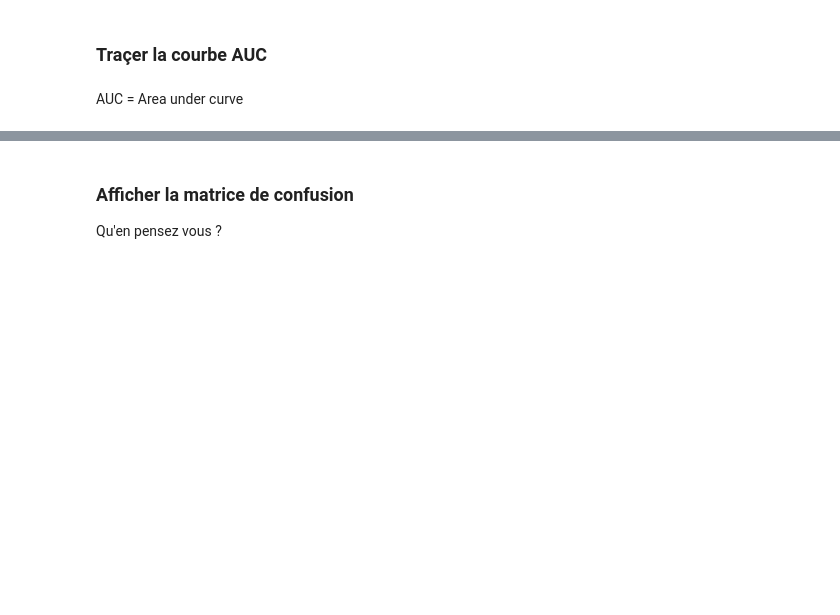
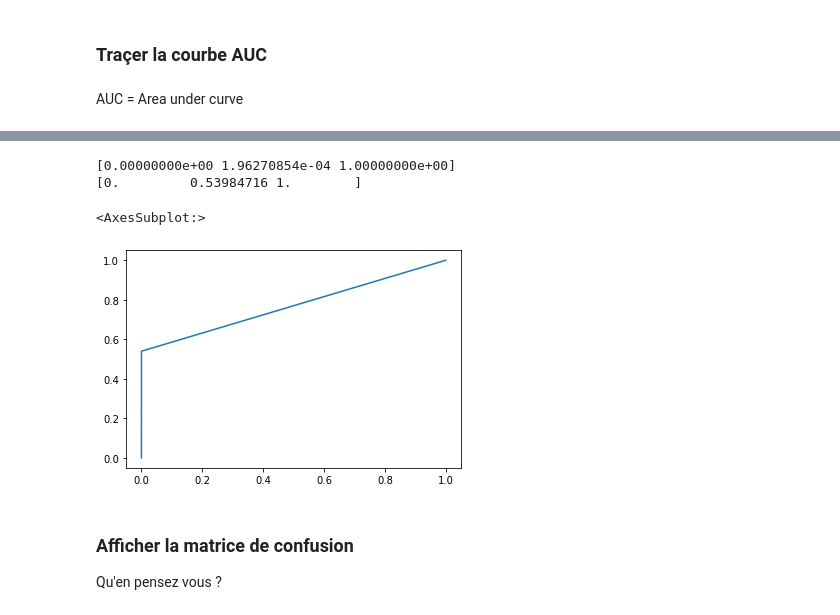
Before and after one commit to OFloyd/formation_greta, a Jupyter notebook: tp/tp_24_02_fraudes/projet_fraud.ipynb, the cells around one changed output, grey strips where cells are left out. Drawn from its saved outputs; the diff is of its cells as text; code cells hidden in the pictures; blank space fills up the shorter version.

```diff
--- a/tp/tp_24_02_fraudes/projet_fraud.ipynb
+++ b/tp/tp_24_02_fraudes/projet_fraud.ipynb
@@ -216,3 +308,6 @@ Text(0.5, 1.0, 'Visualizing Important Features')
 [figure]
 # %% [markdown]
 ### Afficher le `Classification report`
+# %%
+y_pred=rfc.predict(x_test)
+print(classification_report(y_test, y_pred))
@@ -236,3 +337,14 @@ AUC = Area under curve
+# %%
+fpr, tpr, thresholds = roc_curve(y_test, y_pred)
+# auc(fpr, tpr)
+print(fpr)
+print(tpr)
+sns.lineplot(fpr, tpr)
+# %% [output]
+[0.00000000e+00 1.96270854e-04 1.00000000e+00]
+[0.         0.53984716 1.        ]
+<AxesSubplot:>
+[figure, added]
 # %% [markdown]
 ### Afficher la matrice de confusion
 Qu'en pensez vous ?
```
Also changed, not shown: parts of 36 cells of this notebook.
